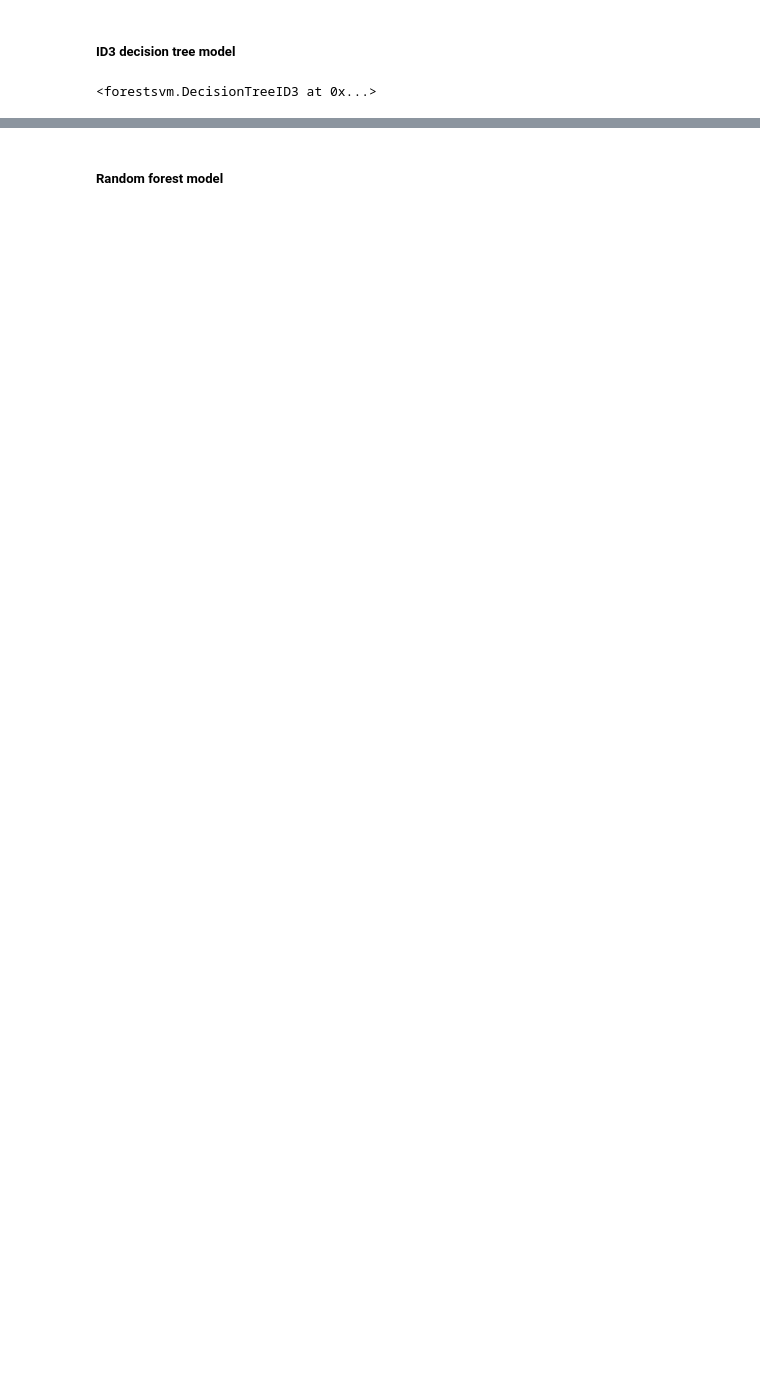
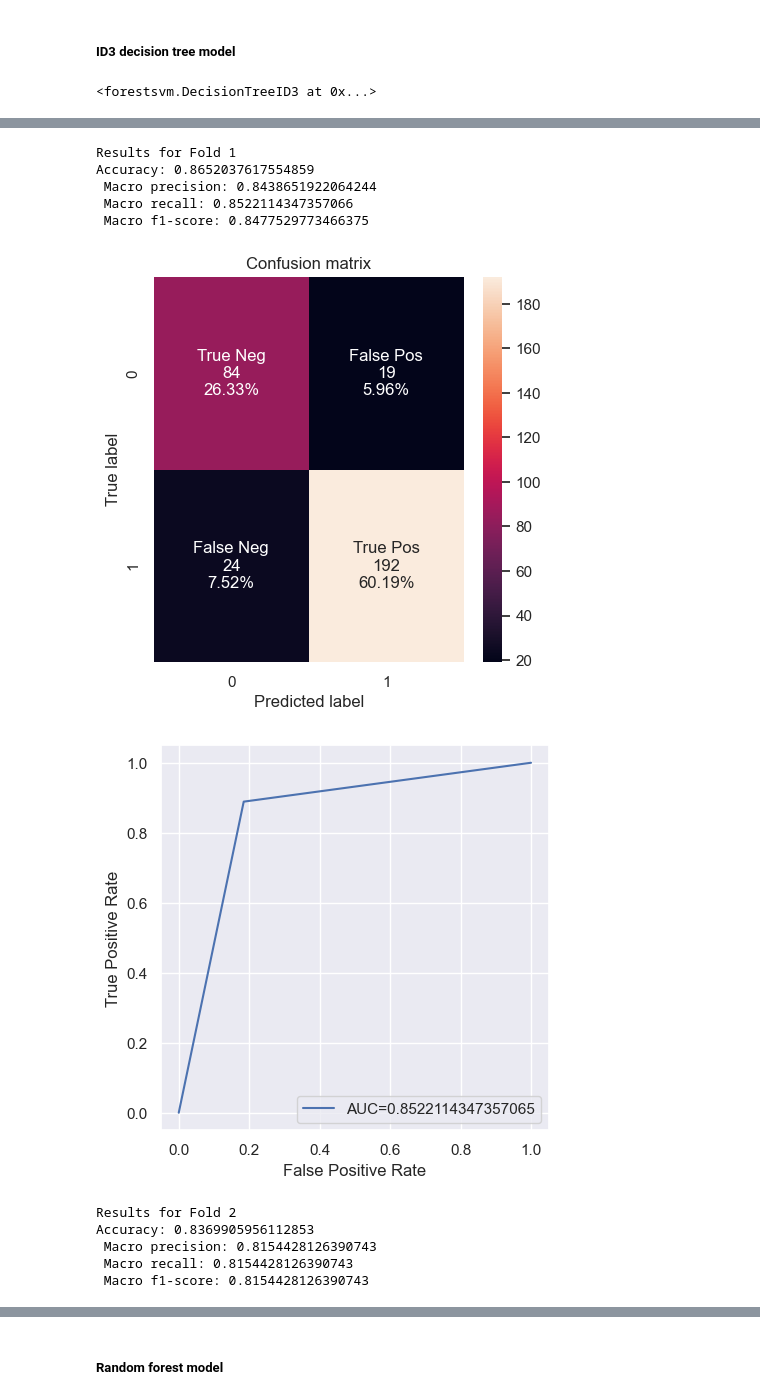
Before and after one commit to JakubSzczepanowski/ForestSVM, a Jupyter notebook: kod/experiments.ipynb, the cells around one changed output, grey strips where cells are left out. Drawn from its saved outputs; the diff is of its cells as text; code cells hidden in the pictures; blank space fills up the shorter version.

```diff
--- a/kod/experiments.ipynb
+++ b/kod/experiments.ipynb
@@ -724,0 +723,15 @@ Accuracy: 0.8625
+# %%
+k_fold(X, y, model = DecisionTreeID3(), k =3)
+# %% [output]
+Results for Fold 1
+Accuracy: 0.8652037617554859
+ Macro precision: 0.8438651922064244
+ Macro recall: 0.8522114347357066
+ Macro f1-score: 0.8477529773466375
+[figure, added]
+[figure, added]
+Results for Fold 2
+Accuracy: 0.8369905956112853
+ Macro precision: 0.8154428126390743
+ Macro recall: 0.8154428126390743
+ Macro f1-score: 0.8154428126390743
```
Also changed, not shown: parts of 7 cells of this notebook, 3 other files.
